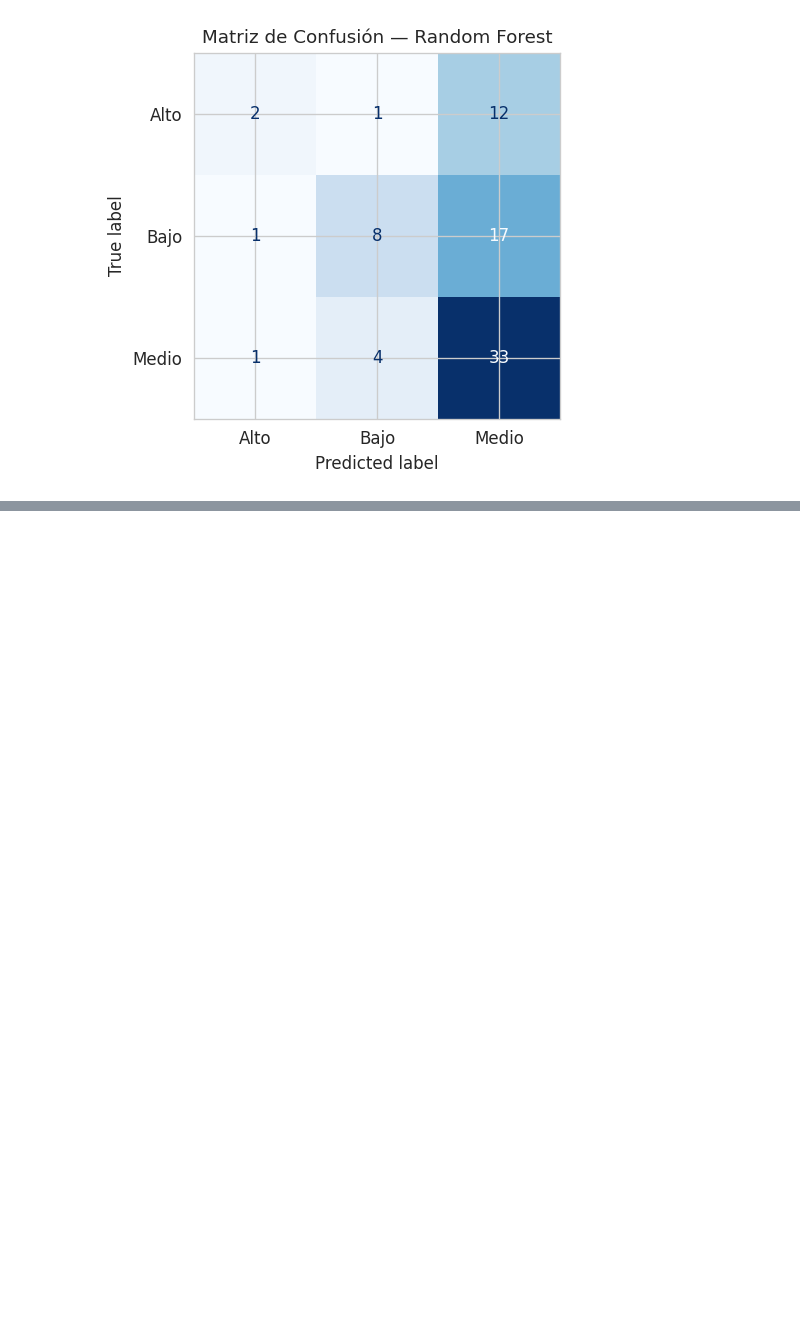
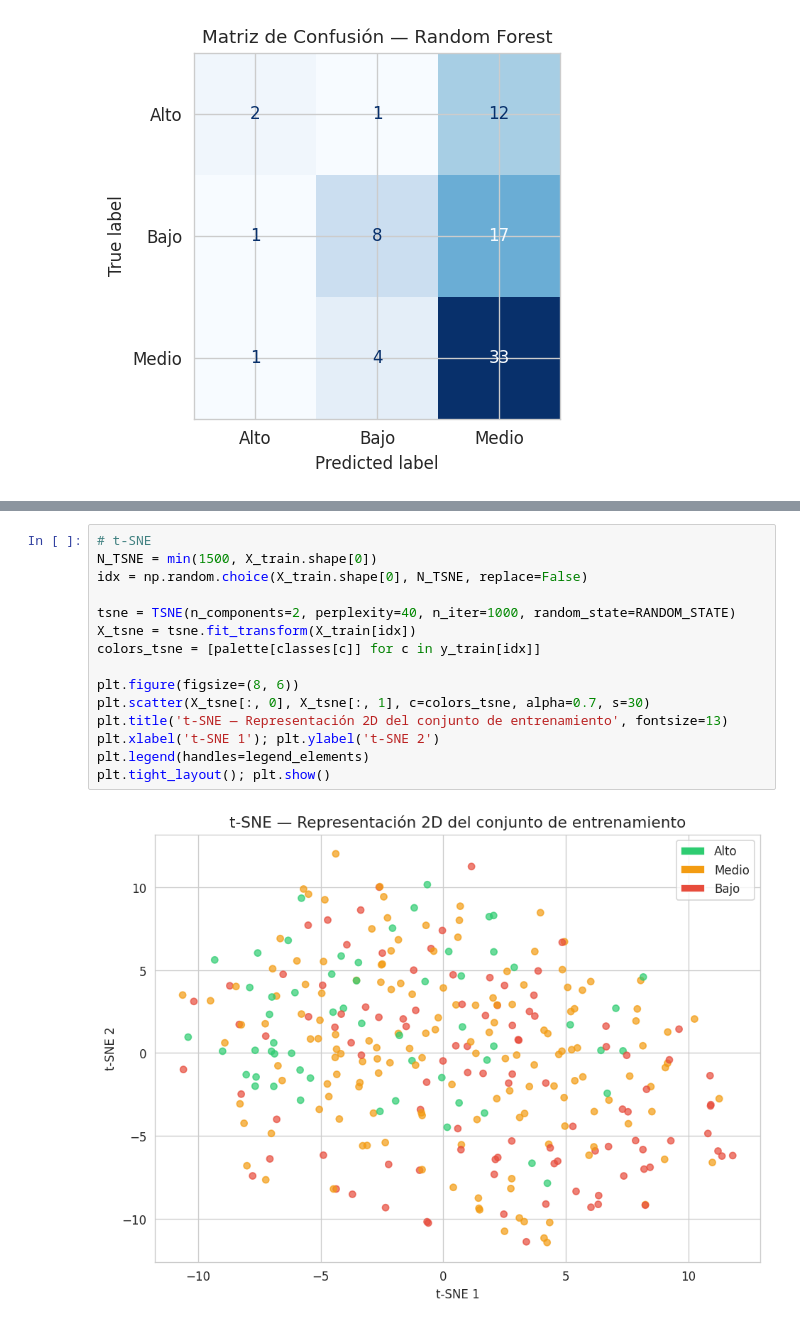
Before and after one commit to hdflorez/Entrega_4, a Jupyter notebook: Ej1_Student_Grade_Prediction.ipynb, the cells around one changed output, grey strips where cells are left out. Drawn from its saved outputs; the diff is of its cells as text; blank space fills up the shorter version.

```diff
--- a/Ej1_Student_Grade_Prediction.ipynb
+++ b/Ej1_Student_Grade_Prediction.ipynb
@@ -499,0 +564,17 @@ weighted avg       0.55      0.54      0.49        79
+# %%
+# t-SNE
+N_TSNE = min(1500, X_train.shape[0])
+idx = np.random.choice(X_train.shape[0], N_TSNE, replace=False)
+
+tsne = TSNE(n_components=2, perplexity=40, n_iter=1000, random_state=RANDOM_STATE)
+X_tsne = tsne.fit_transform(X_train[idx])
+colors_tsne = [palette[classes[c]] for c in y_train[idx]]
+
+plt.figure(figsize=(8, 6))
+plt.scatter(X_tsne[:, 0], X_tsne[:, 1], c=colors_tsne, alpha=0.7, s=30)
+plt.title('t-SNE — Representación 2D del conjunto de entrenamiento', fontsize=13)
+plt.xlabel('t-SNE 1'); plt.ylabel('t-SNE 2')
+plt.legend(handles=legend_elements)
+plt.tight_layout(); plt.show()
+# %% [output]
+[figure, added]
```
Also changed, not shown: parts of 8 cells of this notebook.
